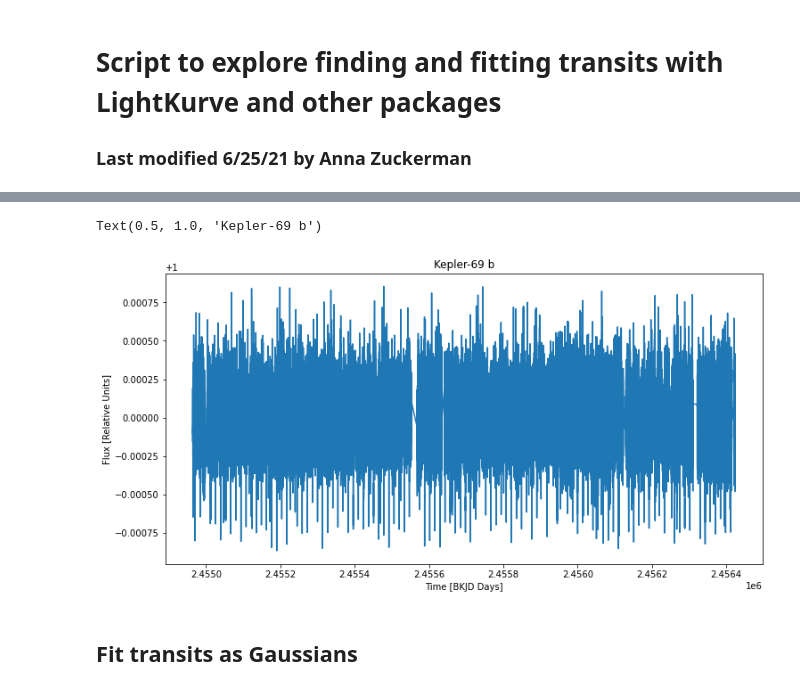
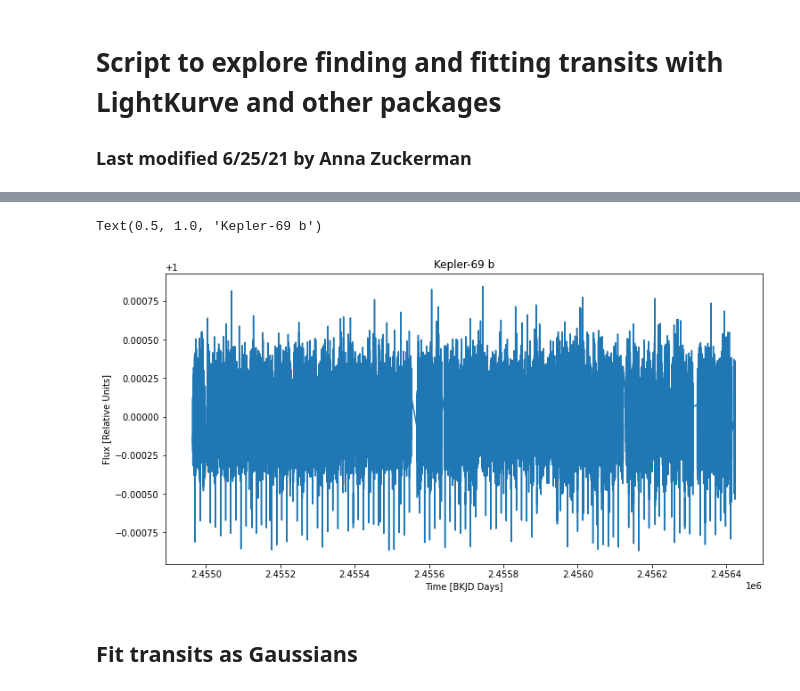
Before and after one commit to annazuckerman/transit-analysis, a Jupyter notebook: Fitting_transits.ipynb, the cells around one changed output, grey strips where cells are left out. Cells and saved outputs as stored; diff of their text form; code cells hidden in the pictures.

```diff
--- a/Fitting_transits.ipynb
+++ b/Fitting_transits.ipynb
@@ -18,0 +48,34 @@ lc = lc_collection.stitch().flatten(window_length=901).remove_outliers()
+# %%
+# search for and download all lightcurves
+obs_type = 'kepler'
+planet_name = 'kepler-69 b'
+star_name = 'kepler-69'
+search_result = lk.search_lightcurve(star_name, author=obs_type, cadence='long')
+lc_collection = search_result.download_all()
+lc = lc_collection.stitch().remove_outliers()
+flux = lc.flux.value           # Flux [relative units]
+time = lc.time.value + 2454833 # Time  [BKJD days]
+flux_err = lc.flux_err.value   # Uncertainty in flux
+dt = np.median(np.diff(time))  # [Days] Usual timestep size (should matach cadence, except for example missing data)
+flux_SD = np.std(flux)         # Standard deviation in flux
+mean_flux_err = np.nanmean(flux_err)  # Mean error in flux
+
+
+# stitch together, flatten, and normalize all observations
+window_length = int(duration) # int(1/dt)   # ideally this would be 3-4 * transit duration, but duration is not known until transit is modelled. So for now we consider 24hrs.
+if window_length % 2 == 0: # length must be odd for built in lightkurve smooting function
+    window_length += 1
+lc = lc.flatten(window_length)
+
+# assesss quality flags and remove bad data
+quality = lc.quality
+good_data_flag = (quality == 0) * (flux_err > 0) * (np.isfinite(time)) * (np.isfinite(flux)) * (np.isfinite(flux_err))
+time = time[good_data_flag]
+flux = flux[good_data_flag]
+flux_err = flux_err[good_data_flag]
+
+num_transits = int(np.floor((time[-1] - t0) / period))
+# FOR TESTING ONLY
+shift_value = 1/8#period/3 # --> for testing regions with no transi
+#               also can do 30min, 1hr, 2hr ect to simply shift transit
+#time = time + shift_value  # shift time
@@ -19,16 +93,14 @@ lc = lc_collection.stitch().flatten(window_length=901).remove_outliers()
 # %%
 # plot lightcurve
-flux = lc.flux.value           # Flux [relative units]
-time = lc.time.value + 2454833 # Time  [BKJD days]
-err = lc.flux_err.value        # Uncertainty in flux
+
 plt.figure(figsize = [12,6])
 plt.plot(time, flux)
 plt.xlabel('Time [BKJD Days]')
 plt.ylabel('Flux [Relative Units]')
 plt.title('Kepler-69 b')
 # %% [output]
 Text(0.5, 1.0, 'Kepler-69 b')
-[figure, old version]
+[figure, new version]
 # %%
 # Known properties of the transit from NASA Exoplanet Archive
 # [NOTE: NEED TO DO THIS PROGRAMATICALLY!]
```
Also changed, not shown: parts of 31 cells of this notebook.
